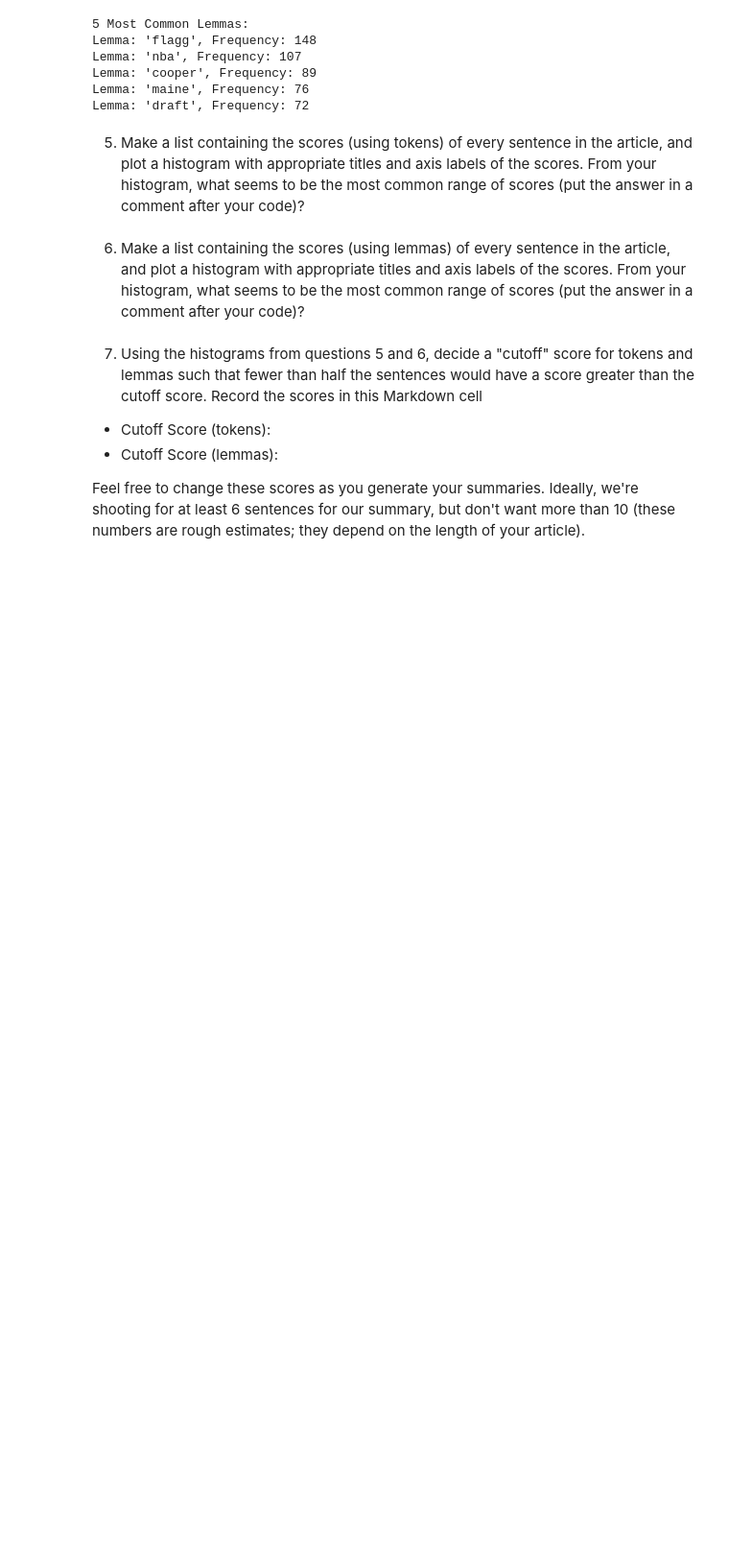
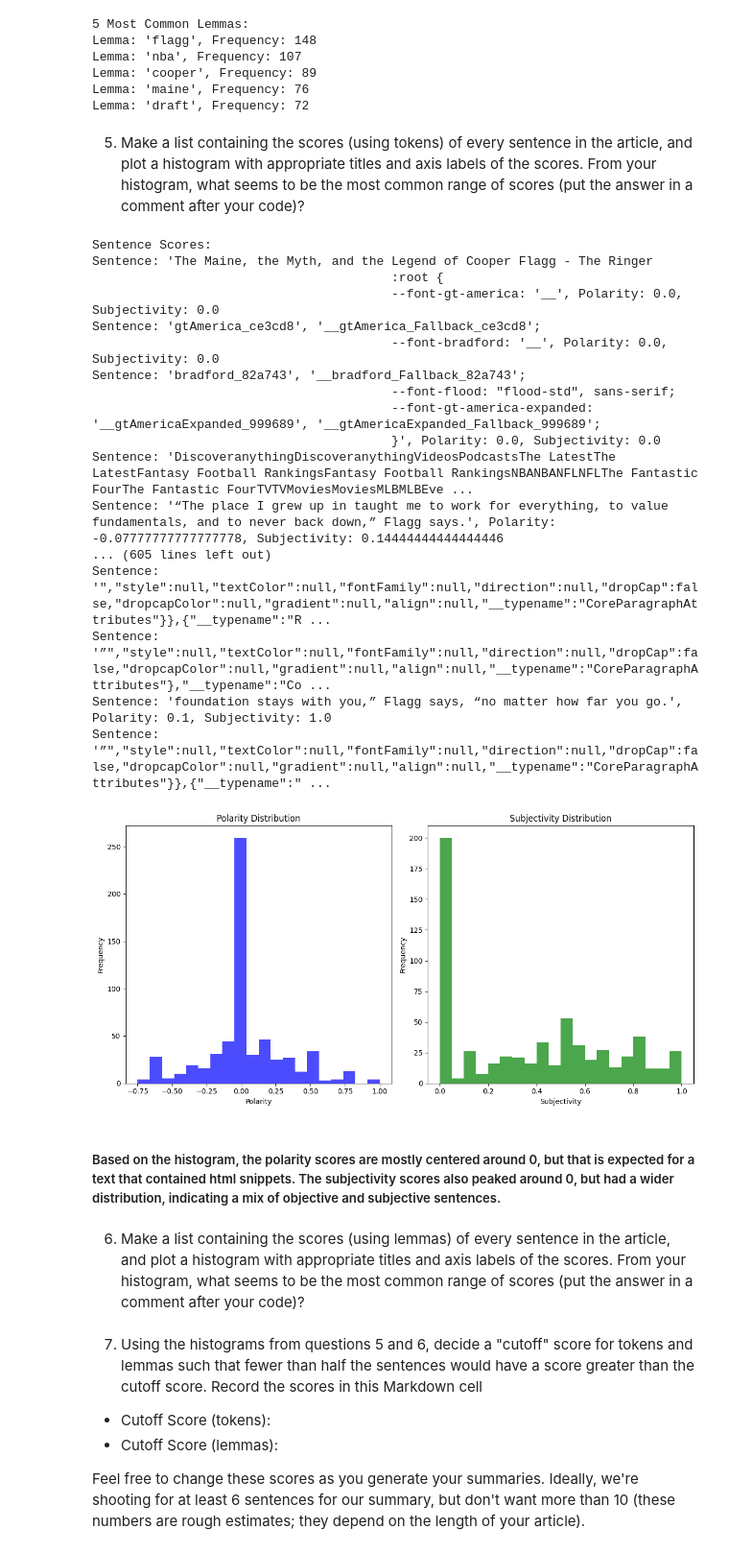
Before and after one commit to matthewellishanson/article-summarizer, a Jupyter notebook: article-summarizer.ipynb, the cells around one changed output. Shown at 96% size. Saved outputs shown, nothing was run; the diff lists cells and outputs as text; code cells hidden in the pictures; blank space fills up the shorter version.

Commit message:
plotting sentiment scores

```diff
--- a/article-summarizer.ipynb
+++ b/article-summarizer.ipynb
@@ -128,6 +128,69 @@ Lemma: 'maine', Frequency: 76
 Lemma: 'draft', Frequency: 72
 # %% [markdown]
 5. Make a list containing the scores (using tokens) of every sentence in the article, and plot a histogram with appropriate titles and axis labels of the scores. From your histogram, what seems to be the most common range of scores (put the answer in a comment after your code)?
+# %%
+from spacy.tokens import Span, Doc
+# List the scores of every sentence in the article
+sentences = list(doc.sents)
+
+# Manually define the extensions (what SpacyTextBlob usually does under the hood) for sentences
+Doc.set_extension("polarity", getter=lambda doc: TextBlob(doc.text).sentiment.polarity, force=True)
+Doc.set_extension("subjectivity", getter=lambda doc: TextBlob(doc.text).sentiment.subjectivity, force=True)
+
+# ✅ Now register for individual sentences (Span)
+Span.set_extension("polarity", getter=lambda span: TextBlob(span.text).sentiment.polarity, force=True)
+Span.set_extension("subjectivity", getter=lambda span: TextBlob(span.text).sentiment.subjectivity, force=True)
+
+
+# Get sentence scores
+sentence_scores = [(sent.text, sent._.polarity, sent._.subjectivity) for sent in sentences]
+print("\nSentence Scores:")
+for sent, polarity, subjectivity in sentence_scores:
+    print(f"Sentence: '{sent.strip()}', Polarity: {polarity}, Subjectivity: {subjectivity}")
+
+# plot the sentence scores in a histogram
+import matplotlib.pyplot as plt
+def plot_sentence_scores(sentence_scores):
+    polarities = [score[1] for score in sentence_scores]
+    subjectivities = [score[2] for score in sentence_scores]
+
+    plt.figure(figsize=(12, 6))
+    plt.subplot(1, 2, 1)
+    plt.hist(polarities, bins=20, color='blue', alpha=0.7)
+    plt.title('Polarity Distribution')
+    plt.xlabel('Polarity')
+    plt.ylabel('Frequency')
+
+    plt.subplot(1, 2, 2)
+    plt.hist(subjectivities, bins=20, color='green', alpha=0.7)
+    plt.title('Subjectivity Distribution')
+    plt.xlabel('Subjectivity')
+    plt.ylabel('Frequency')
+
+    plt.tight_layout()
+    plt.show()
+plot_sentence_scores(sentence_scores)
+# %% [output]
+Sentence Scores:
+Sentence: 'The Maine, the Myth, and the Legend of Cooper Flagg - The Ringer
+                                        :root {
+                                        --font-gt-america: '__', Polarity: 0.0, Subjectivity: 0.0
+Sentence: 'gtAmerica_ce3cd8', '__gtAmerica_Fallback_ce3cd8';
+                                        --font-bradford: '__', Polarity: 0.0, Subjectivity: 0.0
+Sentence: 'bradford_82a743', '__bradford_Fallback_82a743';
+                                        --font-flood: "flood-std", sans-serif;
+                                        --font-gt-america-expanded: '__gtAmericaExpanded_999689', '__gtAmericaExpanded_Fallback_999689';
+                                        }', Polarity: 0.0, Subjectivity: 0.0
+Sentence: 'DiscoveranythingDiscoveranythingVideosPodcastsThe LatestThe LatestFantasy Football RankingsFantasy Football RankingsNBANBANFLNFLThe Fantastic FourThe Fantastic FourTVTVMoviesMoviesMLBMLBEve ...
+Sentence: '“The place I grew up in taught me to work for everything, to value fundamentals, and to never back down,” Flagg says.', Polarity: -0.07777777777777778, Subjectivity: 0.14444444444444446
+... (605 lines left out)
+Sentence: '","style":null,"textColor":null,"fontFamily":null,"direction":null,"dropCap":false,"dropcapColor":null,"gradient":null,"align":null,"__typename":"CoreParagraphAttributes"}},{"__typename":"R ...
+Sentence: '”","style":null,"textColor":null,"fontFamily":null,"direction":null,"dropCap":false,"dropcapColor":null,"gradient":null,"align":null,"__typename":"CoreParagraphAttributes"},"__typename":"Co ...
+Sentence: 'foundation stays with you,” Flagg says, “no matter how far you go.', Polarity: 0.1, Subjectivity: 1.0
+Sentence: '”","style":null,"textColor":null,"fontFamily":null,"direction":null,"dropCap":false,"dropcapColor":null,"gradient":null,"align":null,"__typename":"CoreParagraphAttributes"}},{"__typename":" ...
+[figure, added]
+# %% [markdown]
+##### Based on the histogram, the polarity scores are mostly centered around 0, but that is expected for a text that contained html snippets. The subjectivity scores also peaked around 0, but had a wider distribution, indicating a mix of objective and subjective sentences.
 # %% [markdown]
 6. Make a list containing the scores (using lemmas) of every sentence in the article, and plot a histogram with appropriate titles and axis labels of the scores.  From your histogram, what seems to be the most common range of scores (put the answer in a comment after your code)?
 # %% [markdown]
```
